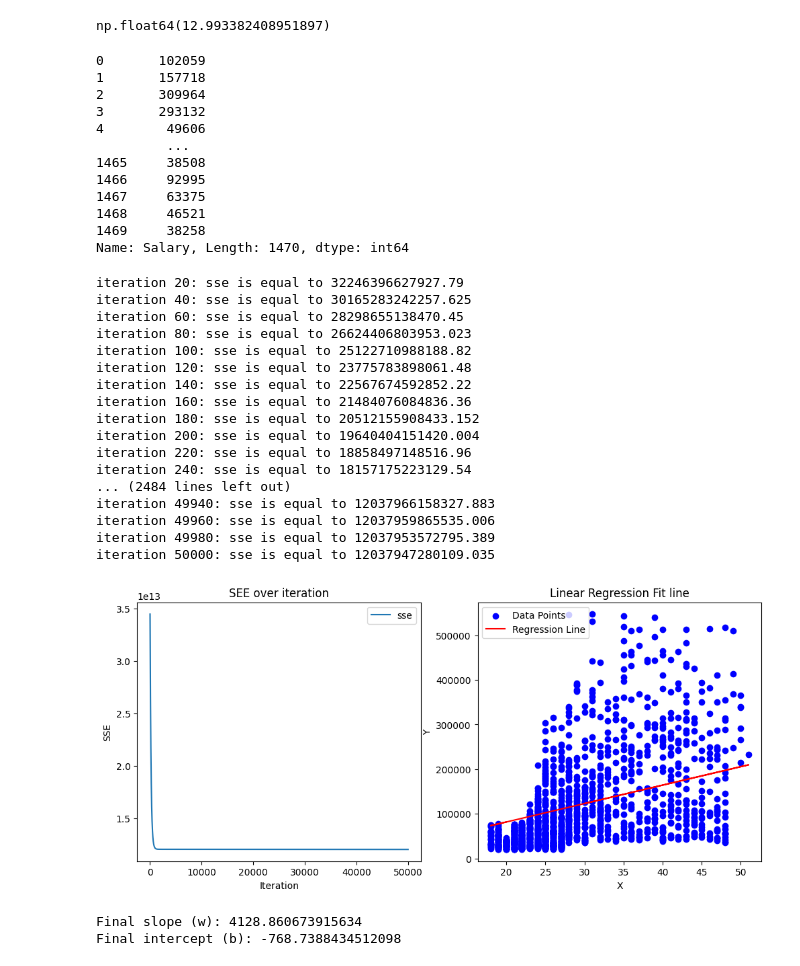
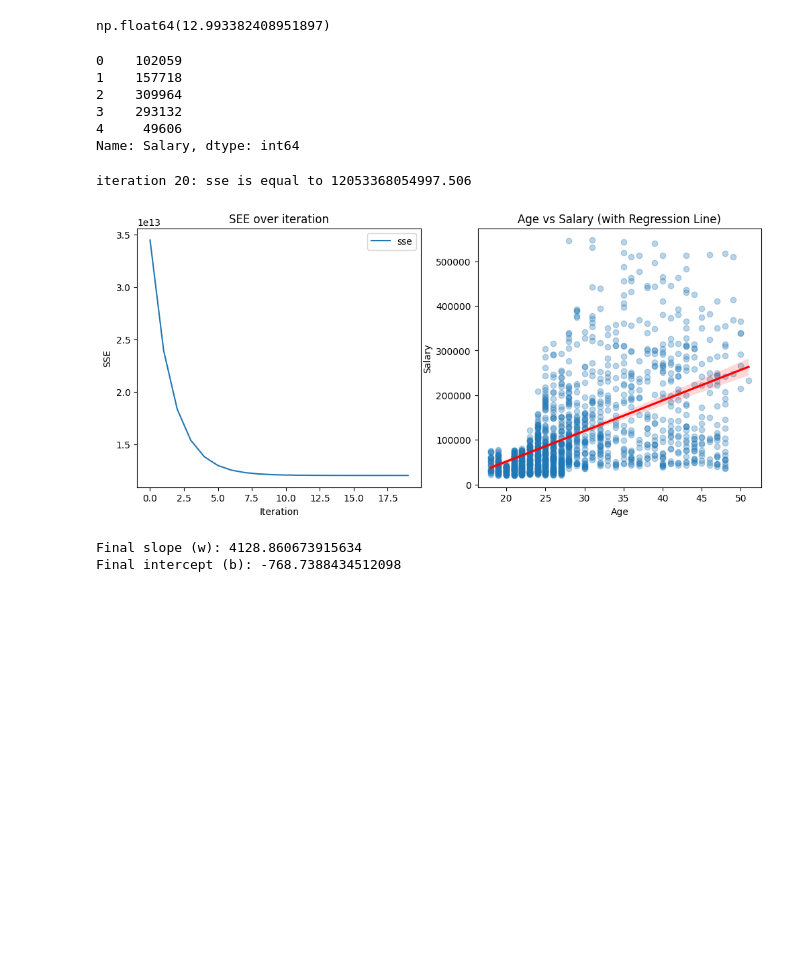
Before and after one commit to Eng-AhmedWael1011/DEPI_Round4_AMIT_MLE, a Jupyter notebook: src/ML/Session_1/assignments/GD.ipynb, the cells around one changed output. Saved outputs shown, nothing was run; the diff lists cells and outputs as text; code cells hidden in the pictures; blank space fills up the shorter version.

Commit message:
ml assignment update SEABORN VISUAL

```diff
--- a/src/ML/Session_1/assignments/GD.ipynb
+++ b/src/ML/Session_1/assignments/GD.ipynb
@@ -134,12 +133,10 @@ class LReg:
         # plt.show()
 
         plt.subplot(1,2,2)
-        plt.scatter(x,y,color="blue",label='Data Points')
-        plt.plot(x, self.predict(x), color='red', label='Regression Line')
+        sns.regplot(x=x, y=y, scatter_kws={'alpha':0.3}, line_kws={'color':'red'})
         plt.xlabel("Age")
-        plt.ylabel('Salary')
-        plt.title("Linear Regression Fit line")
-        plt.legend()
+        plt.ylabel("Salary")
+        plt.title("Age vs Salary (with Regression Line)")
         plt.show()
 # %%
 df = pd.read_csv('Employee.csv')
@@ -150,50 +147,23 @@ df.head()
 x = df['Age']
 y = df['Salary']
 
-y
-
-
-
+y.head()
 # x = np.array([1,2,3,4])
 # y = np.array([2,2.2,3.6,4.5])
 # %% [output]
-0       102059
-1       157718
-2       309964
-3       293132
-4        49606
-         ...
-1465     38508
-1466     92995
-1467     63375
-1468     46521
-1469     38258
-Name: Salary, Length: 1470, dtype: int64
+0    102059
+1    157718
+2    309964
+3    293132
+4     49606
+Name: Salary, dtype: int64
 # %%
-
-
-l = LReg(alpha = 0.000003, num_iterations = 50000)
+l = LReg(alpha = 0.0003, num_iterations = 20)
 l.fit(x,y)
 l.plot(x,y)
 # %% [output]
-iteration 20: sse is equal to 32246396627927.79
-iteration 40: sse is equal to 30165283242257.625
-iteration 60: sse is equal to 28298655138470.45
-iteration 80: sse is equal to 26624406803953.023
-iteration 100: sse is equal to 25122710988188.82
-iteration 120: sse is equal to 23775783898061.48
-iteration 140: sse is equal to 22567674592852.22
-iteration 160: sse is equal to 21484076084836.36
-iteration 180: sse is equal to 20512155908433.152
-iteration 200: sse is equal to 19640404151420.004
-iteration 220: sse is equal to 18858497148516.96
-iteration 240: sse is equal to 18157175223129.54
-... (2484 lines left out)
-iteration 49940: sse is equal to 12037966158327.883
-iteration 49960: sse is equal to 12037959865535.006
-iteration 49980: sse is equal to 12037953572795.389
-iteration 50000: sse is equal to 12037947280109.035
+iteration 20: sse is equal to 12053368054997.506
-[figure, old version]
+[figure, new version]
 # %%
 print("Final slope (w):", l.w)
 print("Final intercept (b):", l.b)
```
Also changed, not shown: parts of 2 cells of this notebook.
